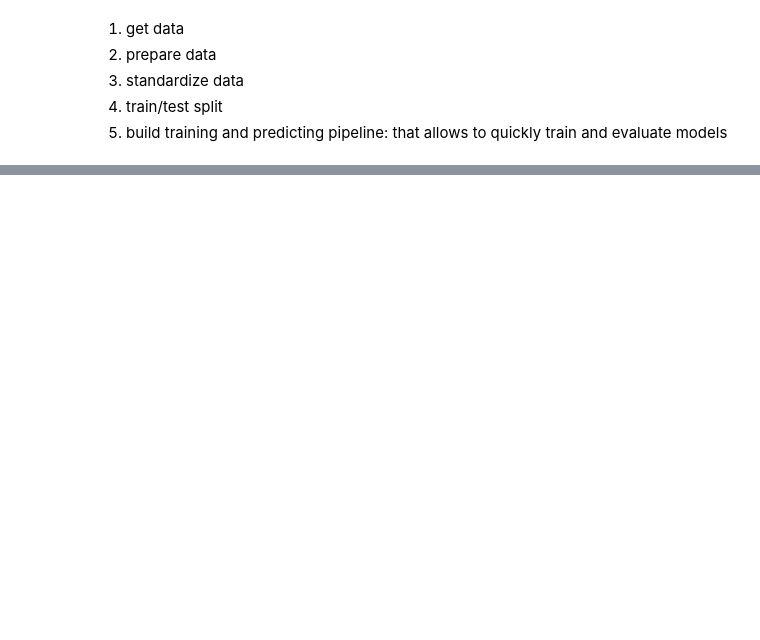
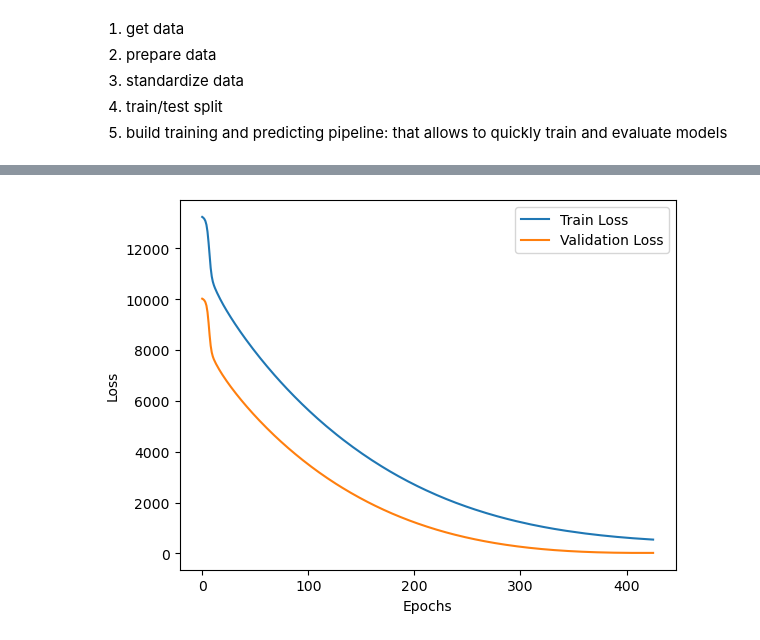
Before and after one commit to MiryamChen/Capstone-Udacity, a Jupyter notebook: stock_prediction_DIS.ipynb, the cells around one changed output, grey strips where cells are left out. Cells and saved outputs as stored; diff of their text form; code cells hidden in the pictures; blank space fills up the shorter version.

Commit message:
with validation set and 90% accuracy

```diff
--- a/stock_prediction_DIS.ipynb
+++ b/stock_prediction_DIS.ipynb
@@ -83,0 +87,17 @@ model.fit(X_train_reshaped, y_train, epochs=50, batch_size=16, verbose=1)
+# %%
+# Define the optimizer with a learning rate
+optimizer = Adam(learning_rate=0.001)  # Adjust the learning rate as needed
+# %%
+# Compile the model
+model.compile(optimizer=optimizer, loss='mean_squared_error')
+# %%
+# Set up early stopping
+early_stopping = EarlyStopping(monitor='val_loss', patience=10, restore_best_weights=True)
+# %%
+# Train the model with validation data and early stopping
+history = model.fit(X_train_reshaped, y_train,
+                    epochs=1000,
+                    batch_size=50,
+                    verbose=2,
+                    validation_data=(X_validation_reshaped, y_validation),  # Validation data
+                    callbacks=[early_stopping])  # Early stopping
@@ -84,3 +122,13 @@ model.fit(X_train_reshaped, y_train, epochs=50, batch_size=16, verbose=1)
+# %%
+#plot training history
+plt.plot(history.history['loss'], label='Train Loss')
+plt.plot(history.history['val_loss'], label='Validation Loss')
+plt.xlabel('Epochs')
+plt.ylabel('Loss')
+plt.legend()
+plt.show()
+# %% [output]
+[figure, added]
 # %%
 #make predictions and evaluate model
 y_pred = model.predict(X_test_reshaped)
```
Also changed, not shown: parts of 27 cells of this notebook.
